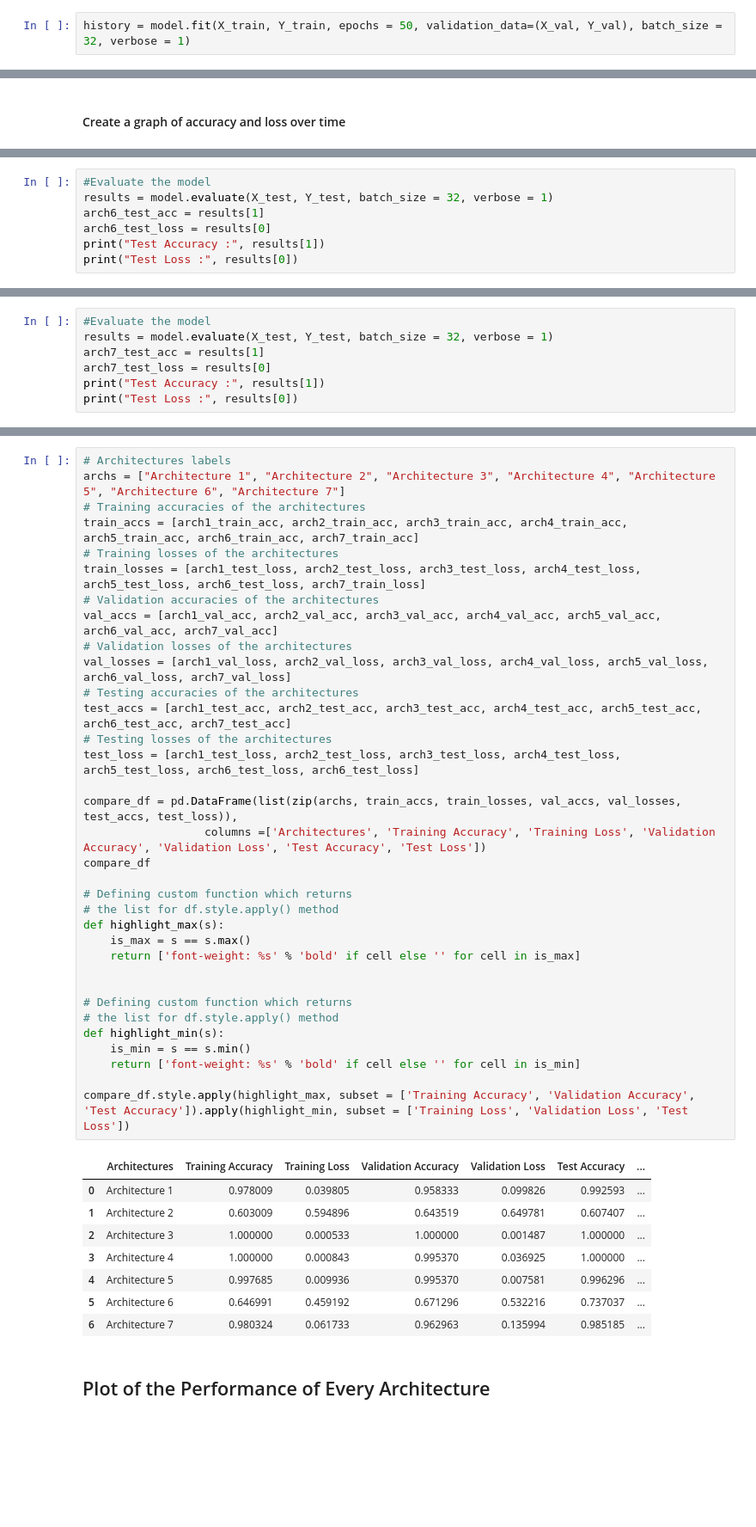
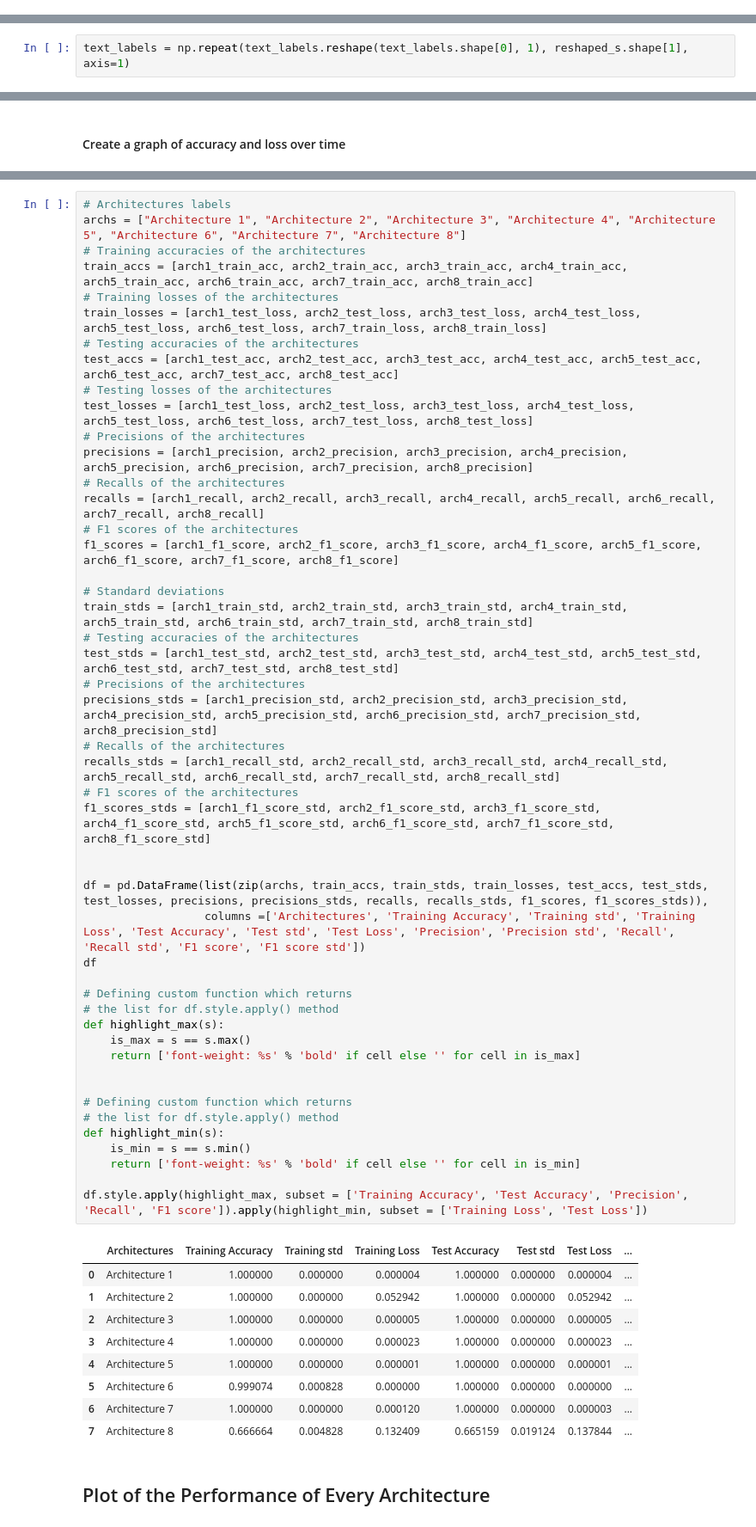
Before and after one commit to StadynR/HAR-imu-photogrammetry, a Jupyter notebook: Notebooks/Dataset 2/Photogrammetry - Best Features.ipynb, the cells around one changed output, grey strips where cells are left out. Shown at 86% size. Cells and saved outputs as stored; diff of their text form; blank space fills up the shorter version.

```diff
--- a/Notebooks/Dataset 2/Photogrammetry - Best Features.ipynb
+++ b/Notebooks/Dataset 2/Photogrammetry - Best Features.ipynb
@@ -445,2 +455,0 @@ Train the model for 100 epochs in mini-batches of 64 samples. This is 100 iterat
-# %%
-history = model.fit(X_train, Y_train, epochs = 50, validation_data=(X_val, Y_val), batch_size = 32, verbose = 1)
@@ -955,0 +1728,2 @@ Test Loss : 0.009936011396348476
+# %%
+text_labels = np.repeat(text_labels.reshape(text_labels.shape[0], 1), reshaped_s.shape[1], axis=1)
@@ -1070,7 +1980,0 @@ Epoch 50/50
-# %%
-#Evaluate the model
-results = model.evaluate(X_test, Y_test, batch_size = 32, verbose = 1)
-arch6_test_acc = results[1]
-arch6_test_loss = results[0]
-print("Test Accuracy :", results[1])
-print("Test Loss :", results[0])
@@ -1156,7 +1980,0 @@ Epoch 50/50
-# %%
-#Evaluate the model
-results = model.evaluate(X_test, Y_test, batch_size = 32, verbose = 1)
-arch7_test_acc = results[1]
-arch7_test_loss = results[0]
-print("Test Accuracy :", results[1])
-print("Test Loss :", results[0])
@@ -1203,47 +1995,62 @@ axes[1, 2].legend()
 After training and testing all the architectures and obtaining their accuracy and loss values, the obtained results are presented in a table to compare the performance of each architecture in the dataset.
 # %%
 # Architectures labels
-archs = ["Architecture 1", "Architecture 2", "Architecture 3", "Architecture 4", "Architecture 5", "Architecture 6", "Architecture 7"]
+archs = ["Architecture 1", "Architecture 2", "Architecture 3", "Architecture 4", "Architecture 5", "Architecture 6", "Architecture 7", "Architecture 8"]
 # Training accuracies of the architectures
-train_accs = [arch1_train_acc, arch2_train_acc, arch3_train_acc, arch4_train_acc, arch5_train_acc, arch6_train_acc, arch7_train_acc]
+train_accs = [arch1_train_acc, arch2_train_acc, arch3_train_acc, arch4_train_acc, arch5_train_acc, arch6_train_acc, arch7_train_acc, arch8_train_acc]
 # Training losses of the architectures
-train_losses = [arch1_test_loss, arch2_test_loss, arch3_test_loss, arch4_test_loss, arch5_test_loss, arch6_test_loss, arch7_train_loss]
-# Validation accuracies of the architectures
-val_accs = [arch1_val_acc, arch2_val_acc, arch3_val_acc, arch4_val_acc, arch5_val_acc, arch6_val_acc, arch7_val_acc]
-# Validation losses of the architectures
-val_losses = [arch1_val_loss, arch2_val_loss, arch3_val_loss, arch4_val_loss, arch5_val_loss, arch6_val_loss, arch7_val_loss]
+train_losses = [arch1_test_loss, arch2_test_loss, arch3_test_loss, arch4_test_loss, arch5_test_loss, arch6_test_loss, arch7_train_loss, arch8_train_loss]
 # Testing accuracies of the architectures
-test_accs = [arch1_test_acc, arch2_test_acc, arch3_test_acc, arch4_test_acc, arch5_test_acc, arch6_test_acc, arch7_test_acc]
+test_accs = [arch1_test_acc, arch2_test_acc, arch3_test_acc, arch4_test_acc, arch5_test_acc, arch6_test_acc, arch7_test_acc, arch8_test_acc]
 # Testing losses of the architectures
-test_loss = [arch1_test_loss, arch2_test_loss, arch3_test_loss, arch4_test_loss, arch5_test_loss, arch6_test_loss, arch6_test_loss]
+test_losses = [arch1_test_loss, arch2_test_loss, arch3_test_loss, arch4_test_loss, arch5_test_loss, arch6_test_loss, arch7_test_loss, arch8_test_loss]
+# Precisions of the architectures
+precisions = [arch1_precision, arch2_precision, arch3_precision, arch4_precision, arch5_precision, arch6_precision, arch7_precision, arch8_precision]
+# Recalls of the architectures
+recalls = [arch1_recall, arch2_recall, arch3_recall, arch4_recall, arch5_recall, arch6_recall, arch7_recall, arch8_recall]
+# F1 scores of the architectures
+f1_scores = [arch1_f1_score, arch2_f1_score, arch3_f1_score, arch4_f1_score, arch5_f1_score, arch6_f1_score, arch7_f1_score, arch8_f1_score]
 
-compare_df = pd.DataFrame(list(zip(archs, train_accs, train_losses, val_accs, val_losses, test_accs, test_loss)),
-                  columns =['Architectures', 'Training Accuracy', 'Training Loss', 'Validation Accuracy', 'Validation Loss', 'Test Accuracy', 'Test Loss'])
-compare_df
+# Standard deviations
+train_stds = [arch1_train_std, arch2_train_std, arch3_train_std, arch4_train_std, arch5_train_std, arch6_train_std, arch7_train_std, arch8_train_std]
+# Testing accuracies of the architectures
+test_stds = [arch1_test_std, arch2_test_std, arch3_test_std, arch4_test_std, arch5_test_std, arch6_test_std, arch7_test_std, arch8_test_std]
+# Precisions of the architectures
+precisions_stds = [arch1_precision_std, arch2_precision_std, arch3_precision_std, arch4_precision_std, arch5_precision_std, arch6_precision_std, arch7_precision_std, arch8_precision_std]
+# Recalls of the architectures
+recalls_stds = [arch1_recall_std, arch2_recall_std, arch3_recall_std, arch4_recall_std, arch5_recall_std, arch6_recall_std, arch7_recall_std, arch8_recall_std]
+# F1 scores of the architectures
+f1_scores_stds = [arch1_f1_score_std, arch2_f1_score_std, arch3_f1_score_std, arch4_f1_score_std, arch5_f1_score_std, arch6_f1_score_std, arch7_f1_score_std, arch8_f1_score_std]
+
+
+df = pd.DataFrame(list(zip(archs, train_accs, train_stds, train_losses, test_accs, test_stds, test_losses, precisions, precisions_stds, recalls, recalls_stds, f1_scores, f1_scores_stds)),
+                  columns =['Architectures', 'Training Accuracy', 'Training std', 'Training Loss', 'Test Accuracy', 'Test std', 'Test Loss', 'Precision', 'Precision std', 'Recall', 'Recall std', 'F1 score', 'F1 score std'])
+df
 
 # Defining custom function which returns
 # the list for df.style.apply() method
 def highlight_max(s):
     is_max = s == s.max()
     return ['font-weight: %s' % 'bold' if cell else '' for cell in is_max]
 
 
 # Defining custom function which returns
 # the list for df.style.apply() method
 def highlight_min(s):
     is_min = s == s.min()
     return ['font-weight: %s' % 'bold' if cell else '' for cell in is_min]
 
-compare_df.style.apply(highlight_max, subset = ['Training Accuracy', 'Validation Accuracy', 'Test Accuracy']).apply(highlight_min, subset = ['Training Loss', 'Validation Loss', 'Test Loss'])
+df.style.apply(highlight_max, subset = ['Training Accuracy', 'Test Accuracy', 'Precision', 'Recall', 'F1 score']).apply(highlight_min, subset = ['Training Loss', 'Test Loss'])
 # %% [output]
-|  | Architectures | Training Accuracy | Training Loss | Validation Accuracy | Validation Loss | Test Accuracy | ... |
-| 0 | Architecture 1 | 0.978009 | 0.039805 | 0.958333 | 0.099826 | 0.992593 | ... |
-| 1 | Architecture 2 | 0.603009 | 0.594896 | 0.643519 | 0.649781 | 0.607407 | ... |
-| 2 | Architecture 3 | 1.000000 | 0.000533 | 1.000000 | 0.001487 | 1.000000 | ... |
-| 3 | Architecture 4 | 1.000000 | 0.000843 | 0.995370 | 0.036925 | 1.000000 | ... |
-| 4 | Architecture 5 | 0.997685 | 0.009936 | 0.995370 | 0.007581 | 0.996296 | ... |
-| 5 | Architecture 6 | 0.646991 | 0.459192 | 0.671296 | 0.532216 | 0.737037 | ... |
-| 6 | Architecture 7 | 0.980324 | 0.061733 | 0.962963 | 0.135994 | 0.985185 | ... |
+|  | Architectures | Training Accuracy | Training std | Training Loss | Test Accuracy | Test std | Test Loss | ... |
+| 0 | Architecture 1 | 1.000000 | 0.000000 | 0.000004 | 1.000000 | 0.000000 | 0.000004 | ... |
+| 1 | Architecture 2 | 1.000000 | 0.000000 | 0.052942 | 1.000000 | 0.000000 | 0.052942 | ... |
+| 2 | Architecture 3 | 1.000000 | 0.000000 | 0.000005 | 1.000000 | 0.000000 | 0.000005 | ... |
+| 3 | Architecture 4 | 1.000000 | 0.000000 | 0.000023 | 1.000000 | 0.000000 | 0.000023 | ... |
+| 4 | Architecture 5 | 1.000000 | 0.000000 | 0.000001 | 1.000000 | 0.000000 | 0.000001 | ... |
+| 5 | Architecture 6 | 0.999074 | 0.000828 | 0.000000 | 1.000000 | 0.000000 | 0.000000 | ... |
+| 6 | Architecture 7 | 1.000000 | 0.000000 | 0.000120 | 1.000000 | 0.000000 | 0.000003 | ... |
+| 7 | Architecture 8 | 0.666664 | 0.004828 | 0.132409 | 0.665159 | 0.019124 | 0.137844 | ... |
 # %% [markdown]
 ## Plot of the Performance of Every Architecture
 # %%
```
Also changed, not shown: parts of 98 cells of this notebook.
